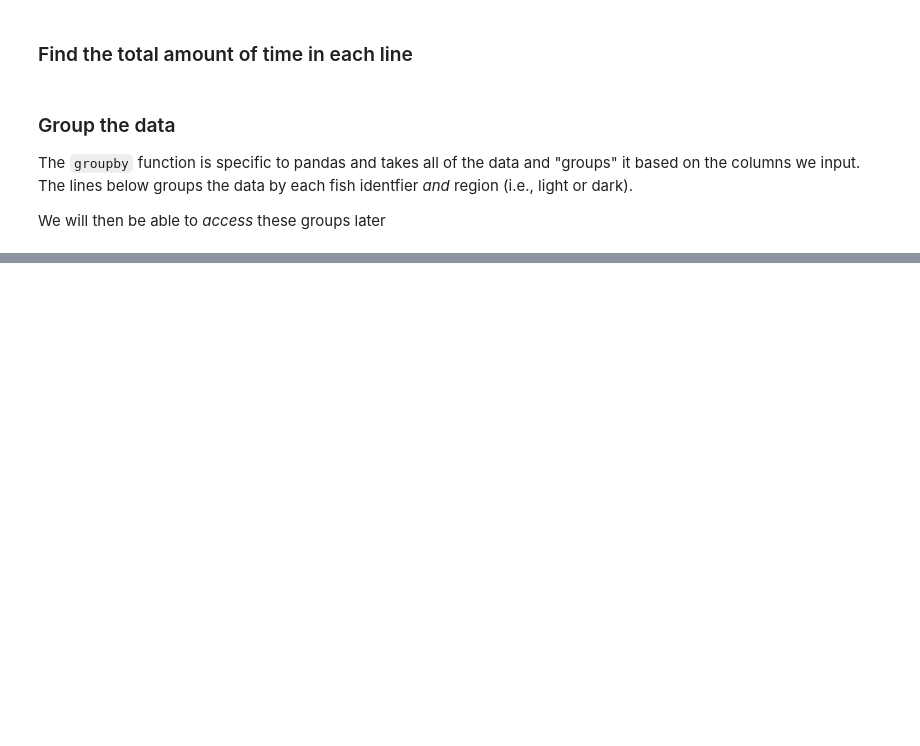
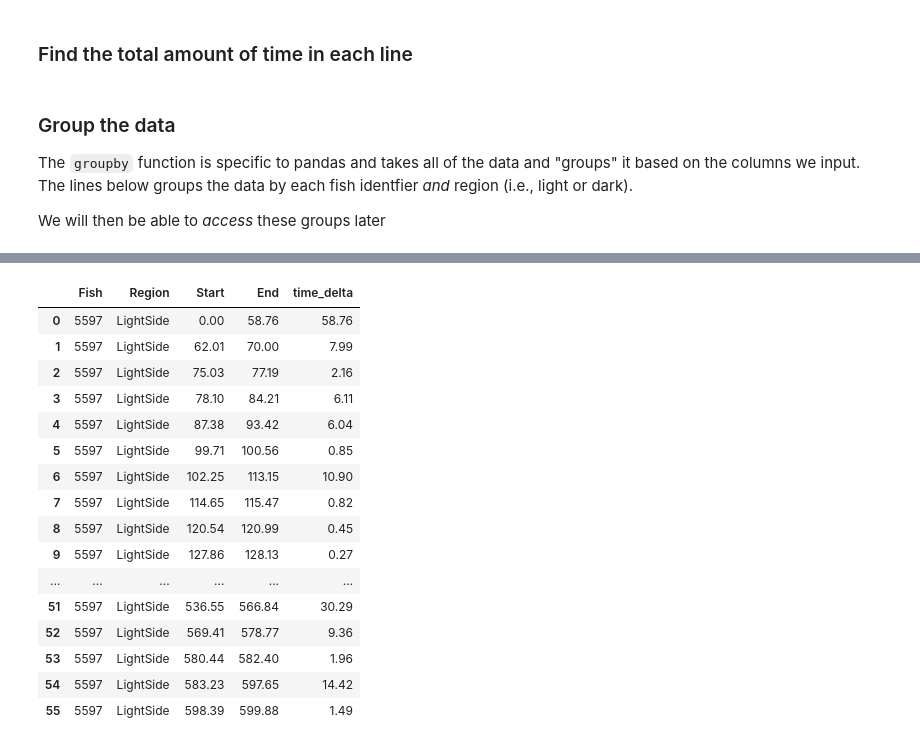
Before and after one commit to heattard/NU-Camp-2026, a Jupyter notebook: NU2026_fish.ipynb, the cells around one changed output, grey strips where cells are left out. Cells and saved outputs as stored; diff of their text form; code cells hidden in the pictures; blank space fills up the shorter version.

```diff
--- a/NU2026_fish.ipynb
+++ b/NU2026_fish.ipynb
@@ -75,0 +96,21 @@ df_fish.head()
+# %%
+df_fish.get_group((unique_fish[0],'LightSide'))
+#df_fish.head() #
+# %% [output]
+|  | Fish | Region | Start | End | time_delta |
+| 0 | 5597 | LightSide | 0.00 | 58.76 | 58.76 |
+| 1 | 5597 | LightSide | 62.01 | 70.00 | 7.99 |
+| 2 | 5597 | LightSide | 75.03 | 77.19 | 2.16 |
+| 3 | 5597 | LightSide | 78.10 | 84.21 | 6.11 |
+| 4 | 5597 | LightSide | 87.38 | 93.42 | 6.04 |
+| 5 | 5597 | LightSide | 99.71 | 100.56 | 0.85 |
+| 6 | 5597 | LightSide | 102.25 | 113.15 | 10.90 |
+| 7 | 5597 | LightSide | 114.65 | 115.47 | 0.82 |
+| 8 | 5597 | LightSide | 120.54 | 120.99 | 0.45 |
+| 9 | 5597 | LightSide | 127.86 | 128.13 | 0.27 |
+| ... | ... | ... | ... | ... | ... |
+| 51 | 5597 | LightSide | 536.55 | 566.84 | 30.29 |
+| 52 | 5597 | LightSide | 569.41 | 578.77 | 9.36 |
+| 53 | 5597 | LightSide | 580.44 | 582.40 | 1.96 |
+| 54 | 5597 | LightSide | 583.23 | 597.65 | 14.42 |
+| 55 | 5597 | LightSide | 598.39 | 599.88 | 1.49 |
```
Also changed, not shown: parts of 9 cells of this notebook.
